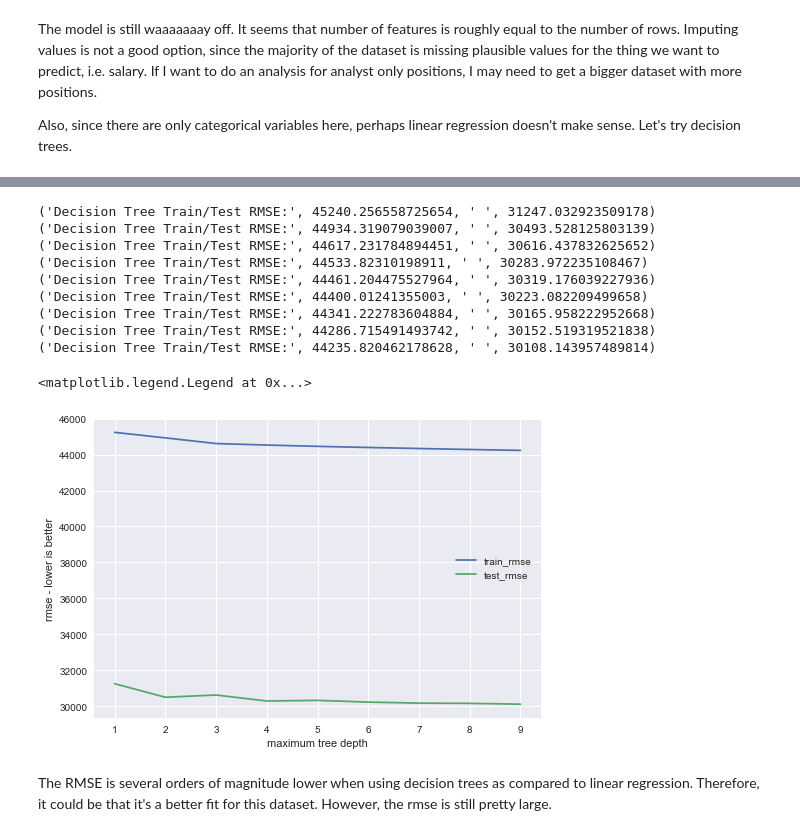
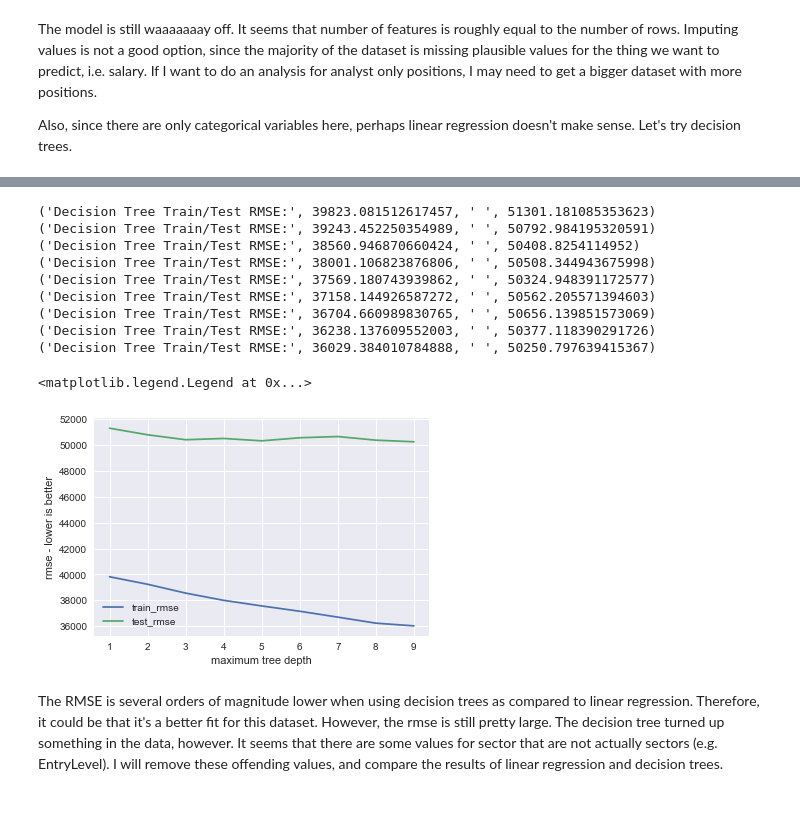
Before and after one commit to gdaher/ids_project, a Jupyter notebook: Regression Analysis.ipynb, the cells around one changed output, grey strips where cells are left out. Drawn from its saved outputs; the diff is of its cells as text; code cells hidden in the pictures; blank space fills up the shorter version.

```diff
--- a/Regression Analysis.ipynb
+++ b/Regression Analysis.ipynb
@@ -155,11 +154,14 @@ print('min:',data.midpoint_salary.min())
 # %%
 # remove data point 7194, as it is highly unlikely that a picker/packer makes $900/hour
 data=data.drop(7194)
+
+#remove na values
+data=data[pd.notnull(data.sector)|pd.notnull(data.state)]
 # %%
 ## Prepare data for linear model and run
 
 #onehotencode variables using dummies and separate out dependent and independent features
-df=pd.get_dummies(data[['sector']],drop_first=False)
+df=pd.get_dummies(data[['state','sector']],drop_first=False)
 y=data['midpoint_salary']
 
 #split into training and test set
@@ -320,14 +248,14 @@ Also, since there are  only categorical variables here, perhaps linear regressio
 # %%
 ## Use a decision tree to look at what variables are most important
 #use the same train/test split to run a decision tree
-decision_tree = DecisionTreeRegressor(max_depth=6, random_state=1)
+decision_tree = DecisionTreeRegressor(max_depth=2, random_state=2)
 decision_tree.fit(X_train_1,y_train_1)
-print("Decision Tree RMSE:",np.sqrt(metrics.mean_squared_error(y_test,decision_tree.predict(X_test_1))))
+print("Decision Tree RMSE:",np.sqrt(metrics.mean_squared_error(y_test_1,decision_tree.predict(X_test_1))))
 
 #This allows us to make a decision tree real fast directly in the notebook!
 dot_data = StringIO()
 export_graphviz(decision_tree, out_file=dot_data,
-                    feature_names=X_train.columns.tolist(),
+                    feature_names=X_train_1.columns.tolist(),
                     filled=True, rounded=True,
                     special_characters=True)
 graph = pydotplus.graph_from_dot_data(dot_data.getvalue())
@@ -338,30 +266,30 @@ Image(graph.create_png())
 # %%
 depths = range(1,10)
 train_rmse, test_rmse = [],[]
 for depth in depths:
     decision_tree = DecisionTreeRegressor(max_depth=depth,random_state=10)
-    decision_tree.fit(X_train,y_train)
-    curr_train_rmse = np.sqrt(metrics.mean_squared_error(y_train,decision_tree.predict(X_train)))
-    curr_test_rmse = np.sqrt(metrics.mean_squared_error(y_test,decision_tree.predict(X_test)))
+    decision_tree.fit(X_train_1,y_train_1)
+    curr_train_rmse = np.sqrt(metrics.mean_squared_error(y_train_1,decision_tree.predict(X_train_1)))
+    curr_test_rmse = np.sqrt(metrics.mean_squared_error(y_test_1,decision_tree.predict(X_test_1)))
     print("Decision Tree Train/Test RMSE:",curr_train_rmse," ",curr_test_rmse)
     train_rmse.append(curr_train_rmse)
     test_rmse.append(curr_test_rmse)
 sns.mpl.pyplot.plot(depths,train_rmse,label='train_rmse')
 sns.mpl.pyplot.plot(depths,test_rmse,label='test_rmse')
 sns.mpl.pyplot.xlabel("maximum tree depth")
 sns.mpl.pyplot.ylabel("rmse - lower is better")
 sns.mpl.pyplot.legend()
 # %% [output]
-('Decision Tree Train/Test RMSE:', 45240.256558725654, ' ', 31247.032923509178)
-('Decision Tree Train/Test RMSE:', 44934.319079039007, ' ', 30493.528125803139)
-('Decision Tree Train/Test RMSE:', 44617.231784894451, ' ', 30616.437832625652)
-('Decision Tree Train/Test RMSE:', 44533.82310198911, ' ', 30283.972235108467)
-('Decision Tree Train/Test RMSE:', 44461.204475527964, ' ', 30319.176039227936)
-('Decision Tree Train/Test RMSE:', 44400.01241355003, ' ', 30223.082209499658)
-('Decision Tree Train/Test RMSE:', 44341.222783604884, ' ', 30165.958222952668)
-('Decision Tree Train/Test RMSE:', 44286.715491493742, ' ', 30152.519319521838)
-('Decision Tree Train/Test RMSE:', 44235.820462178628, ' ', 30108.143957489814)
+('Decision Tree Train/Test RMSE:', 39823.081512617457, ' ', 51301.181085353623)
+('Decision Tree Train/Test RMSE:', 39243.452250354989, ' ', 50792.984195320591)
+('Decision Tree Train/Test RMSE:', 38560.946870660424, ' ', 50408.8254114952)
+('Decision Tree Train/Test RMSE:', 38001.106823876806, ' ', 50508.344943675998)
+('Decision Tree Train/Test RMSE:', 37569.180743939862, ' ', 50324.948391172577)
+('Decision Tree Train/Test RMSE:', 37158.144926587272, ' ', 50562.205571394603)
+('Decision Tree Train/Test RMSE:', 36704.660989830765, ' ', 50656.139851573069)
+('Decision Tree Train/Test RMSE:', 36238.137609552003, ' ', 50377.118390291726)
+('Decision Tree Train/Test RMSE:', 36029.384010784888, ' ', 50250.797639415367)
 <matplotlib.legend.Legend at 0x...>
-[figure, old version]
+[figure, new version]
 # %% [markdown]
-The RMSE is several orders of magnitude lower when using decision trees as compared to linear regression. Therefore, it could be that it's a better fit for this dataset. However, the rmse is still pretty large.
+The RMSE is several orders of magnitude lower when using decision trees as compared to linear regression. Therefore, it could be that it's a better fit for this dataset. However, the rmse is still pretty large. The decision tree turned up something in the data, however. It seems that there are some values for sector that are not actually sectors (e.g. EntryLevel). I will remove these offending values, and compare the results of linear regression and decision trees.
```
Also changed, not shown: parts of 21 cells of this notebook, 1 other file.
